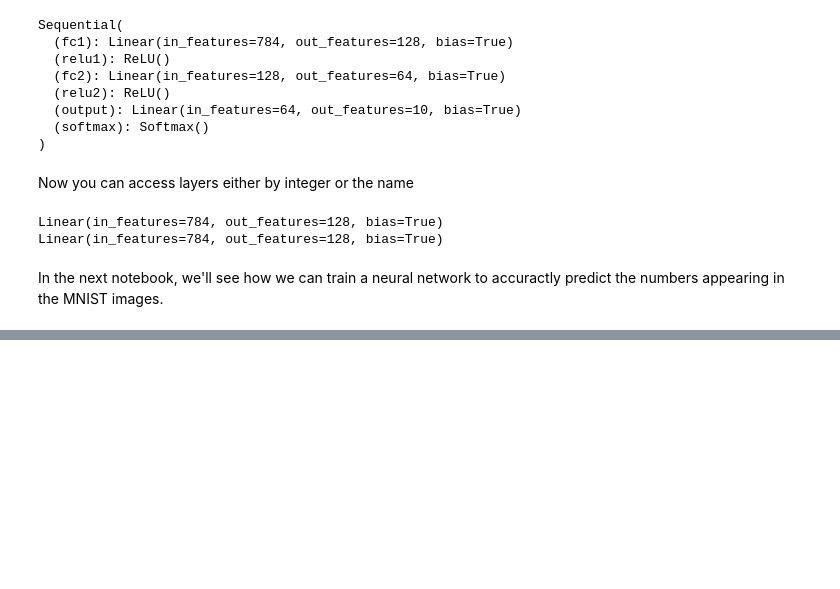
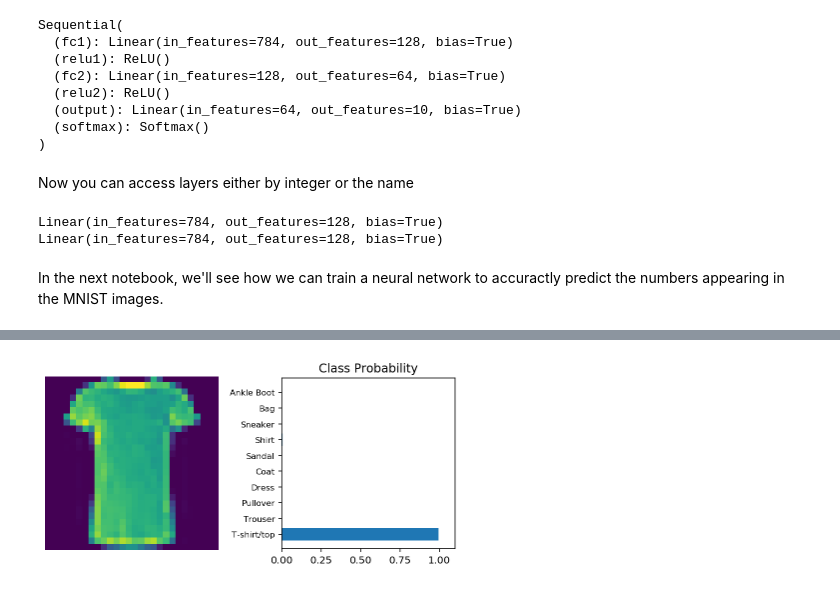
Before and after one commit to ChristopherDaigle/Udacity, a Jupyter notebook: IntroductionToMachineLearningProgram/Part3_DeepLearning/Deep Learning With Pytorch/Notes on Deep Learning - Deep Learning With Pytorch.ipynb, the cells around one changed output, grey strips where cells are left out. Cells and saved outputs as stored; diff of their text form; code cells hidden in the pictures; blank space fills up the shorter version.

```diff
--- a/IntroductionToMachineLearningProgram/Part3_DeepLearning/Deep Learning With Pytorch/Notes on Deep Learning - Deep Learning With Pytorch.ipynb
+++ b/IntroductionToMachineLearningProgram/Part3_DeepLearning/Deep Learning With Pytorch/Notes on Deep Learning - Deep Learning With Pytorch.ipynb
@@ -682,0 +1209,13 @@ In the next notebook, we'll see how we can train a neural network to accuractly
+# %%
+# Define the hyperparameters
+input_size = 784
+hidden_sizes = [128, 64]
+output_size = 10
+
+# Define the network structure
+model = nn.Sequential(nn.Linear(input_size, hidden_sizes[0]),
+                     nn.ReLU(),
+                     nn.Linear(hidden_sizes[0], hidden_sizes[1]),
+                     nn.ReLU(),
+                     nn.Linear(hidden_sizes[1], output_size),
+                     nn.LogSoftmax(dim=1))
@@ -682,0 +1271,31 @@ In the next notebook, we'll see how we can train a neural network to accuractly
+# %%
+%matplotlib inline
+%config InlineBackend.figure_format = 'retina'
+
+import helper
+
+# Test out your network!
+
+dataiter = iter(testloader)
+images, labels = dataiter.next()
+img = images[1].view(1, 784)
+
+# TODO: Calculate the class probabilities (softmax) for img
+ps = torch.exp(model(img))
+
+# Plot the image and probabilities
+helper.view_classify(img, ps, version='Fashion')
+
+
+# images, labels = next(iter(trainloader))
+
+# img = images[0].view(1, 784)
+# # Turn off gradients to speed up this part
+# with torch.no_grad():
+#     logps = model(img)
+
+# # Output of the network are log-probabilities, need to take exponential for probabilities
+# ps = torch.exp(logps)
+# helper.view_classify(img.view(1, 28, 28), ps)
+# %% [output]
+[figure, added]
```
Also changed, not shown: parts of 45 cells of this notebook.
